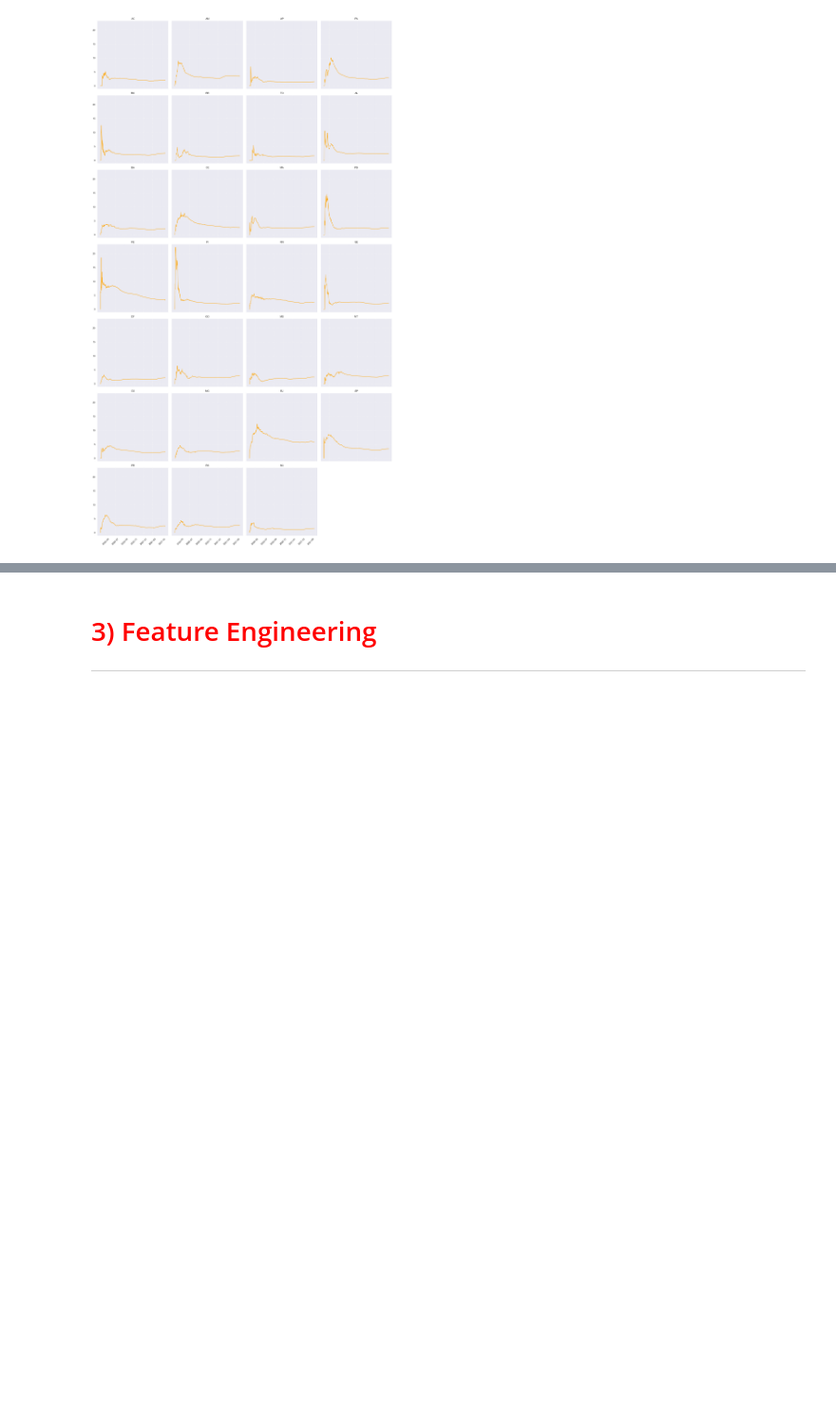
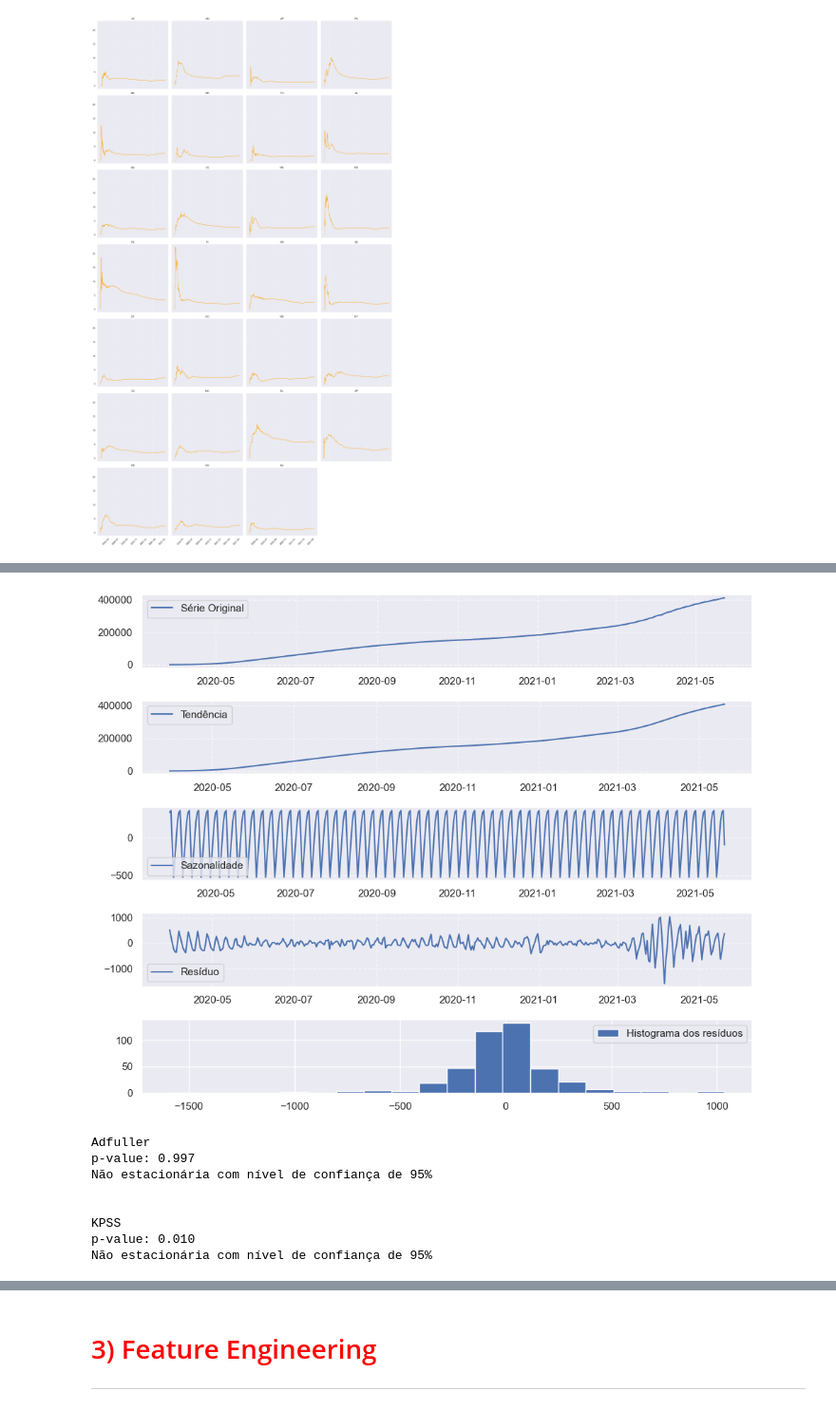
Before and after one commit to leonardovargas10/Modelo_Forecasting_Temperature-, a Jupyter notebook: Modelo_Forecasting.ipynb, the cells around one changed output, grey strips where cells are left out. Shown at 95% size. Saved outputs shown, nothing was run; the diff lists cells and outputs as text; code cells hidden in the pictures; blank space fills up the shorter version.

```diff
--- a/Modelo_Forecasting.ipynb
+++ b/Modelo_Forecasting.ipynb
@@ -86,3 +94,10 @@ def plota_temporal(df, titulo, x, y):
+# %%
+def plota_acf_pacf(series):
+    fig, ax = plt.subplots(2,1, figsize = (12,8))
+    fig = sm.graphics.tsa.plot_acf(series, lags=50, ax=ax[0], auto_ylims=True)
+    fig = sm.graphics.tsa.plot_pacf(series, lags=50, ax=ax[1], auto_ylims=True)
+    plt.tight_layout()
+    plt.show()
 # %%
 def ano_mes_dia(df):
 
@@ -431,0 +505,48 @@ plt.show()
+# %%
+df_raw_time_series_deaths = df_raw_time_series[['date', 'deaths']].set_index("date")
+# %%
+# Realizar a decomposição da série temporal
+result = seasonal_decompose(df_raw_time_series_deaths, model='additive')
+
+# o primeiro número (5) representa o número total de linhas, e o segundo número (5) representa o índice do subplot dentro da grade.
+
+# Plotar os componentes decompostos
+plt.figure(figsize=(10, 8))
+plt.subplot(511)
+plt.plot(df_raw_time_series_deaths, label='Série Original')
+plt.grid(True, linestyle="--", alpha=0.6)
+plt.legend()
+
+plt.subplot(512)
+plt.plot(result.trend, label='Tendência')
+plt.grid(True, linestyle="--", alpha=0.6)
+plt.legend()
+
+plt.subplot(513)
+plt.plot(result.seasonal,label='Sazonalidade')
+plt.grid(True, linestyle="--", alpha=0.6)
+plt.legend()
+
+plt.subplot(514)
+plt.plot(result.resid, label='Resíduo')
+plt.grid(True, linestyle="--", alpha=0.6)
+plt.legend()
+
+plt.subplot(515)
+plt.hist(result.resid, bins=20, label="Histograma dos resíduos")
+plt.legend()
+
+plt.tight_layout()
+plt.show()
+analisa_estacionaridade(df_raw_time_series_deaths)
+plota_acf_pacf(df_raw_time_series_deaths)
+# %% [output]
+[figure, added]
+Adfuller
+p-value: 0.997
+Não estacionária com nível de confiança de 95%
+
+
+KPSS
+p-value: 0.010
+Não estacionária com nível de confiança de 95%
```
Also changed, not shown: parts of 13 cells of this notebook.
